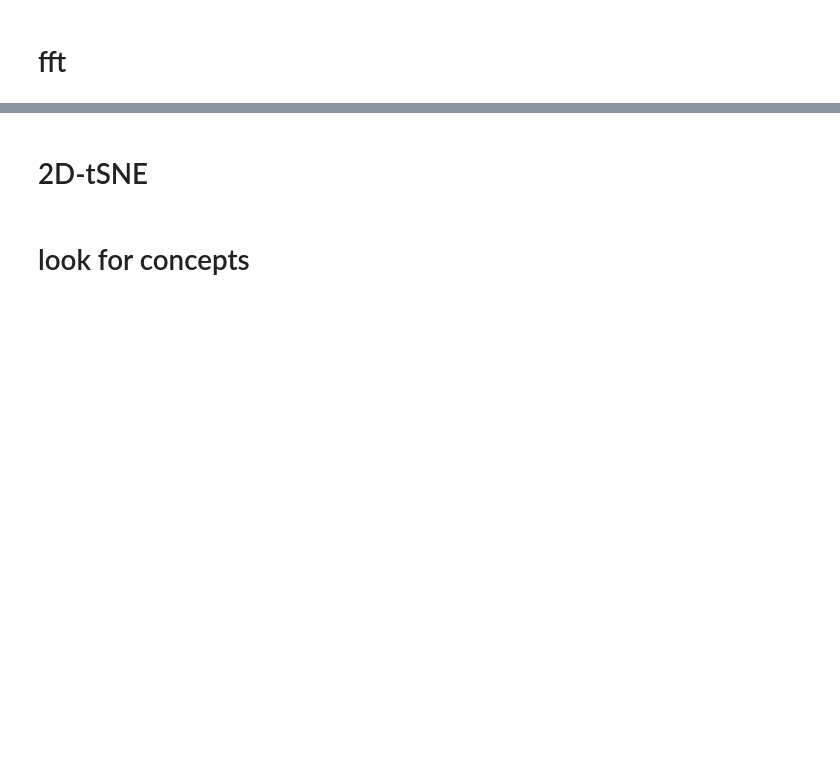
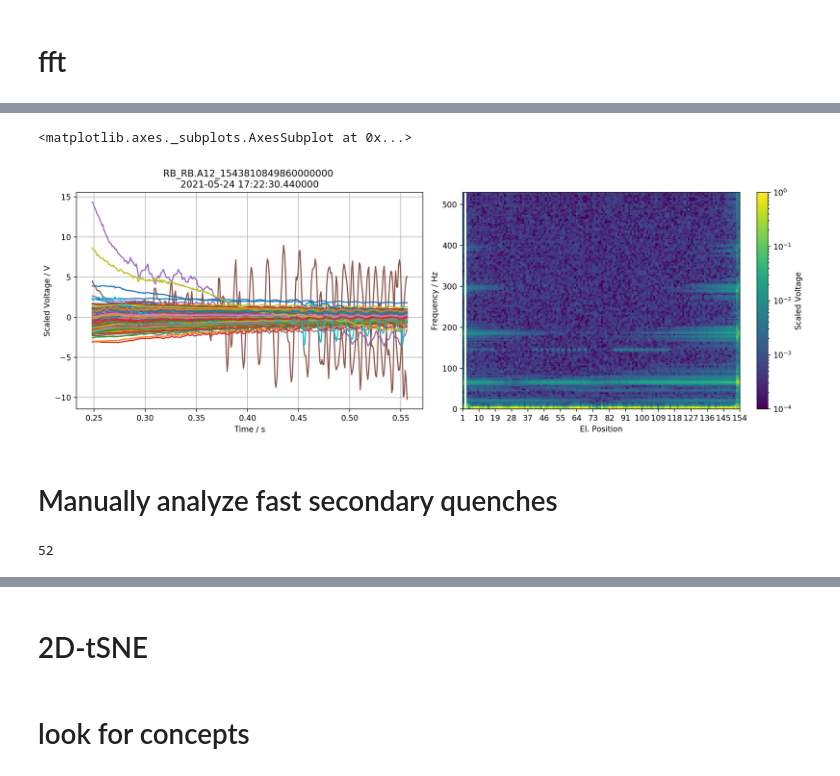
Before and after one commit to cobermai/lhc_anomaly_detection, a Jupyter notebook: notebooks/RB_FPA_analysis_prim_quench.ipynb, the cells around one changed output, grey strips where cells are left out. Cells and saved outputs as stored; diff of their text form; code cells hidden in the pictures; blank space fills up the shorter version.

```diff
--- a/notebooks/RB_FPA_analysis_prim_quench.ipynb
+++ b/notebooks/RB_FPA_analysis_prim_quench.ipynb
@@ -499,0 +494,20 @@ plt.tight_layout()
+# %%
+event=0
+fpa_identifier =  dataset[{'event': event}].event.values
+
+x_time = dataset_scaled[{'event': event}].data.values
+x_fft = np.array([get_fft_amplitude(x) for x in x_time])
+dt= dataset[{'event': 0}].time[1].values -dataset[{'event': 0}].time[0].values
+frequency = fftfreq(len(x_time[0]), dt)[:len(x_time[0])//2]
+
+fig, ax = plt.subplots(1, 2, figsize=(14,5))
+ax[0].set_title(f"{fpa_identifier} \n{date}")
+ax[0].set_xlabel('Time / s')
+ax[0].set_ylabel('Scaled Voltage / V')
+ax[0].plot(dataset.loc[{'event': example}].time, dataset_scaled.loc[{'event': example}].data.T)
+ax[0].grid()
+
+plot_circuit_frequencies(ax[1], x_fft, frequency)
+# %% [output]
+<matplotlib.axes._subplots.AxesSubplot at 0x...>
+[figure, added]
@@ -504,3 +520,13 @@ dataset_fft = xr.apply_ufunc(get_fft_amplitude,
                              output_core_dims=[['frequency']],
                              exclude_dims=set(("time",)),
                              vectorize=True)
+# %% [markdown]
+# Manually analyze fast secondary quenches
+# %%
+fpa_identifiers = mp3_fpa_df[(mp3_fpa_df['Delta_t(iQPS-PIC)'] / 1000 < 1) &
+                             (mp3_fpa_df['Nr in Q event'].astype(str) != '1') &
+                             (mp3_fpa_df['timestamp_fgc'] > 1621836512820000000)
+                            ].fpa_identifier.unique()
+len(fpa_identifiers)
+# %% [output]
+52
```
Also changed, not shown: parts of 29 cells of this notebook, 6 other files.
